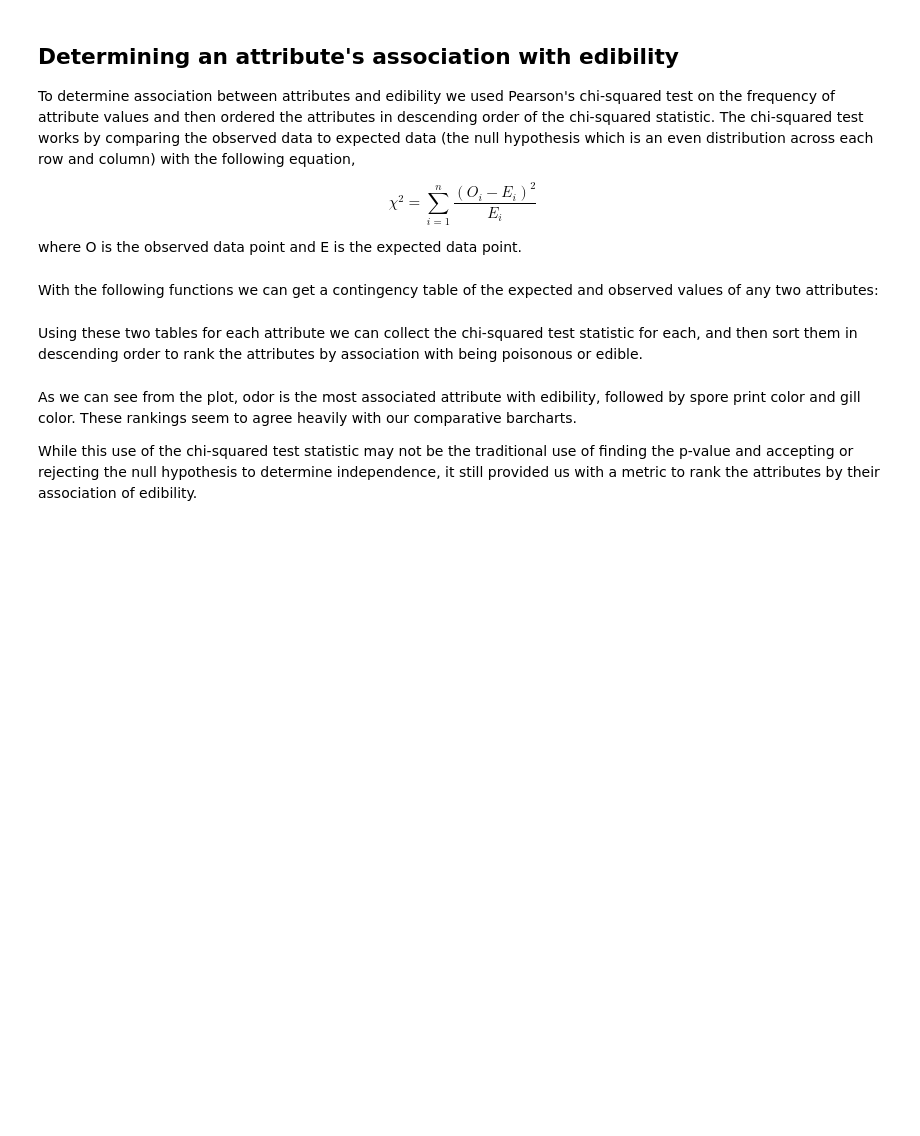
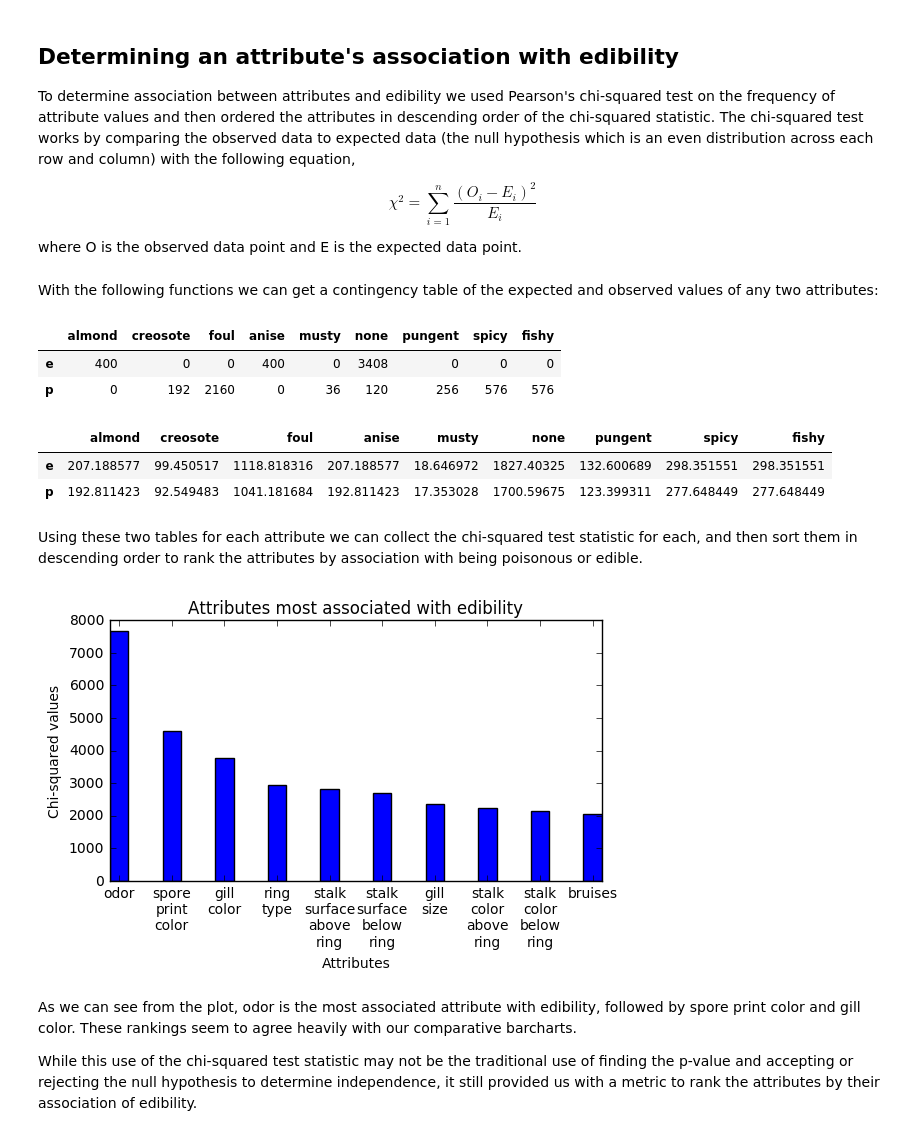
Before and after one commit to LukeWood/Mushroom-Classification, a Jupyter notebook: DraftReport.ipynb, the cells around one changed output. Saved outputs shown, nothing was run; the diff lists cells and outputs as text; code cells hidden in the pictures; blank space fills up the shorter version.

Commit message:
fix dataframe and attr dict functions

```diff
--- a/DraftReport.ipynb
+++ b/DraftReport.ipynb
@@ -25,19 +25,19 @@ ___
 # %%
 import pandas as pd
 import numpy as np
-import urllib2
+import requests
 import os
 
 target_url = 'https://raw.githubusercontent.com/LukeWoodSMU/Mushroom-Classification/master/raw_data/descriptors.txt'
-data = urllib2.urlopen(target_url)
+data = requests.get(target_url).text
 
 def get_attribute_dictionary():
     # Loads from the descriptors file all attributes w/ mapping to their mappings
-    return dict([(x.split(":")[0],dict([[y.split("=")[1].strip(),y.split("=")[0].strip()] for y in x.split(":")[1].split(",")])) for x in data])
+    return dict([(x.split(":")[0],dict([[y.split("=")[1].strip(),y.split("=")[0].strip()] for y in x.split(":")[1].split(",")])) for x in data.splitlines()])
 
 
 def get_data_frame(remove_dups=False):
-    attribute_names = [x.split(":")[0] for x in data]
+    attribute_names = [x.split(":")[0] for x in data.splitlines()]
     df = pd.read_csv('https://raw.githubusercontent.com/LukeWoodSMU/Mushroom-Classification/master/raw_data/agaricus-lepiota.data.txt',names=attribute_names)
 
     for col in df.columns:
@@ -228,38 +232,48 @@ def expected_data(observed):
 # %%
 o = attr_freqs('odor', 'poisonous')
 o
+# %% [output]
+|  | almond | creosote | foul | anise | musty | none | pungent | spicy | fishy |
+| e | 400 | 0 | 0 | 400 | 0 | 3408 | 0 | 0 | 0 |
+| p | 0 | 192 | 2160 | 0 | 36 | 120 | 256 | 576 | 576 |
 # %%
 expected_data(o)
+# %% [output]
+|  | almond | creosote | foul | anise | musty | none | pungent | spicy | fishy |
+| e | 207.188577 | 99.450517 | 1118.818316 | 207.188577 | 18.646972 | 1827.40325 | 132.600689 | 298.351551 | 298.351551 |
+| p | 192.811423 | 92.549483 | 1041.181684 | 192.811423 | 17.353028 | 1700.59675 | 123.399311 | 277.648449 | 277.648449 |
 # %% [markdown]
 Using these two tables for each attribute we can collect the chi-squared test statistic for each, and then sort them in descending order to rank the attributes by association with being poisonous or edible.
 # %%
-cat_names = shroom_dealer.get_attribute_dictionary().keys()
+cat_names = get_attribute_dictionary().keys()
 
 chisqrs = []
 for cat in cat_names:
     if cat != 'poisonous':
-        observed = observed_data(cat, 'poisonous')
+        observed = attr_freqs(cat, 'poisonous')
         expected = expected_data(observed)
         chisqr = (((observed-expected)**2)/expected).sum().sum()
         chisqrs.append((chisqr, cat))
 
 chisqrs = sorted(chisqrs)[::-1]
 chisqrs = chisqrs[:10]
 values = [d[0] for d in chisqrs]
 labels = [d[1].replace("-", "\n") for d in chisqrs]
 
 index = np.arange(len(chisqrs))
 bar_width = .35
 opacity=0.4
 
 plt.title("Attributes most associated with edibility")
 plt.bar(index, values, bar_width, align='center')
 plt.xticks(index, labels)
 plt.ylabel("Chi-squared values")
 plt.xlabel("Attributes")
 plt.autoscale()
 plt.tight_layout()
 plt.show()
+# %% [output]
+[figure, added]
 # %% [markdown]
 As we can see from the plot, odor is the most associated attribute with edibility, followed by spore print color and gill color. These rankings seem to agree heavily with our comparative barcharts.
 
```
Also changed, not shown: parts of 7 cells of this notebook.
